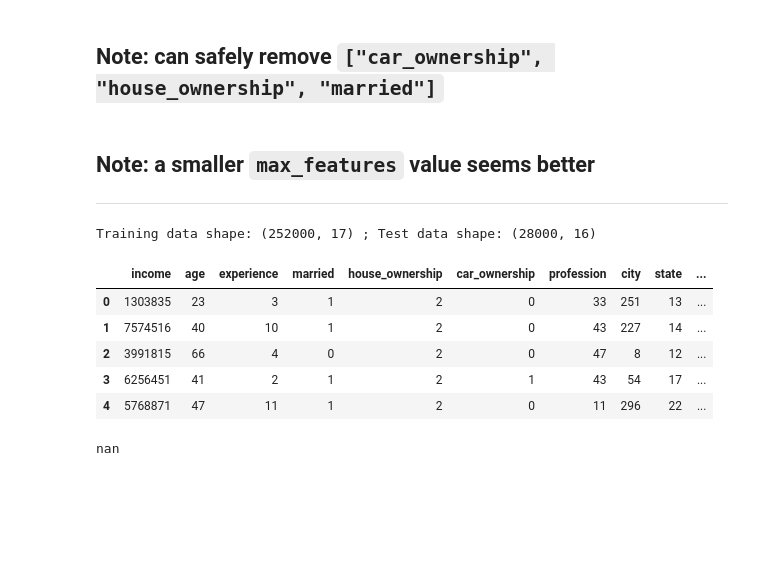
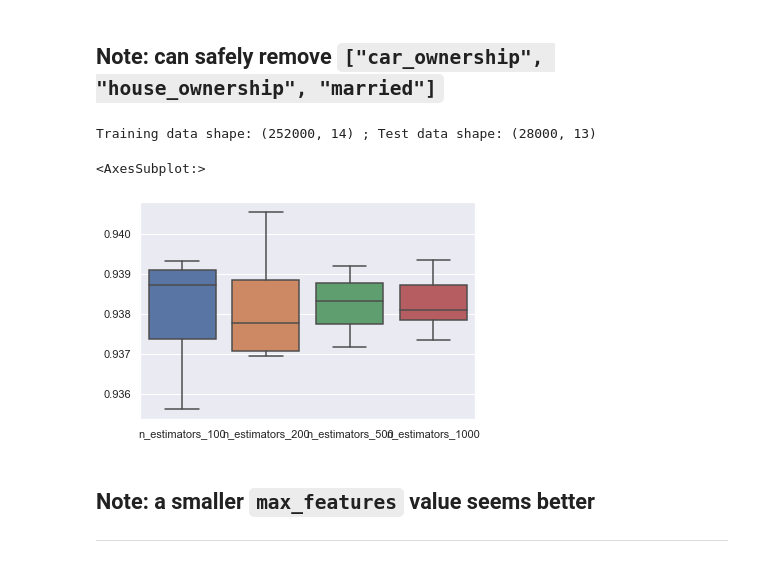
Before and after one commit to Thalaivar/univ_ai_hackathon, a Jupyter notebook: runs.ipynb, the cells around one changed output. Saved outputs shown, nothing was run; the diff lists cells and outputs as text; code cells hidden in the pictures; blank space fills up the shorter version.

```diff
--- a/runs.ipynb
+++ b/runs.ipynb
@@ -58,16 +72,20 @@ sub.to_csv("./tuning_rf/sub4.csv")
 ## Note: can safely remove `["car_ownership", "house_ownership", "married"]`
 # %%
 drop_cols = ["car_ownership", "house_ownership", "married"]
-df_train = data_preprocess(drop_cols, [transformfn1])[0]
+df_train = data_preprocess(drop_cols, SINGLE_TRANSFORMS, DOUBLE_TRANSFORMS)[0]
 
-param = "max_features"
-par_vals = [i+1 for i in range(0, df_train.shape[1]-1, 2)]
+param = "n_estimators"
+par_vals = [100, 200, 500, 1000]
 
 res = pd.DataFrame.from_dict(
         {f"{param}_{val}": eval_model(RandomForestClassifier(n_jobs=-1, **{param: val}), df_train)
                                       for val in par_vals}
     )
 sns.boxplot(data=res)
+# %% [output]
+Training data shape: (252000, 14) ; Test data shape: (28000, 13)
+<AxesSubplot:>
+[figure, added]
 # %% [markdown]
 ## Note: a smaller `max_features` value seems better
 ---
@@ -107,23 +125,3 @@ model = StackingClassifier(estimators=models, final_estimator=final_estimator, c
 
 df_train = data_preprocess(DROP_COLS, [income_by_state])[0]
 eval_model(model, df_train)
-# %%
-df_train, df_test = data_preprocess(
-        drop_cols=[],
-        single_transforms=SINGLE_TRANSFORMS,
-        double_transforms=DOUBLE_TRANSFORMS
-    )
-df_train.head()
-# %% [output]
-Training data shape: (252000, 17) ; Test data shape: (28000, 16)
-|  | income | age | experience | married | house_ownership | car_ownership | profession | city | state | ... |
-| 0 | 1303835 | 23 | 3 | 1 | 2 | 0 | 33 | 251 | 13 | ... |
-| 1 | 7574516 | 40 | 10 | 1 | 2 | 0 | 43 | 227 | 14 | ... |
-| 2 | 3991815 | 66 | 4 | 0 | 2 | 0 | 47 | 8 | 12 | ... |
-| 3 | 6256451 | 41 | 2 | 1 | 2 | 1 | 43 | 54 | 17 | ... |
-| 4 | 5768871 | 47 | 11 | 1 | 2 | 0 | 11 | 296 | 22 | ... |
-# %%
-y = df_train["current_job_years_per_experience"].values
-y[-2]
-# %% [output]
-nan
```
Also changed, not shown: parts of 9 cells of this notebook, 17 other files.
